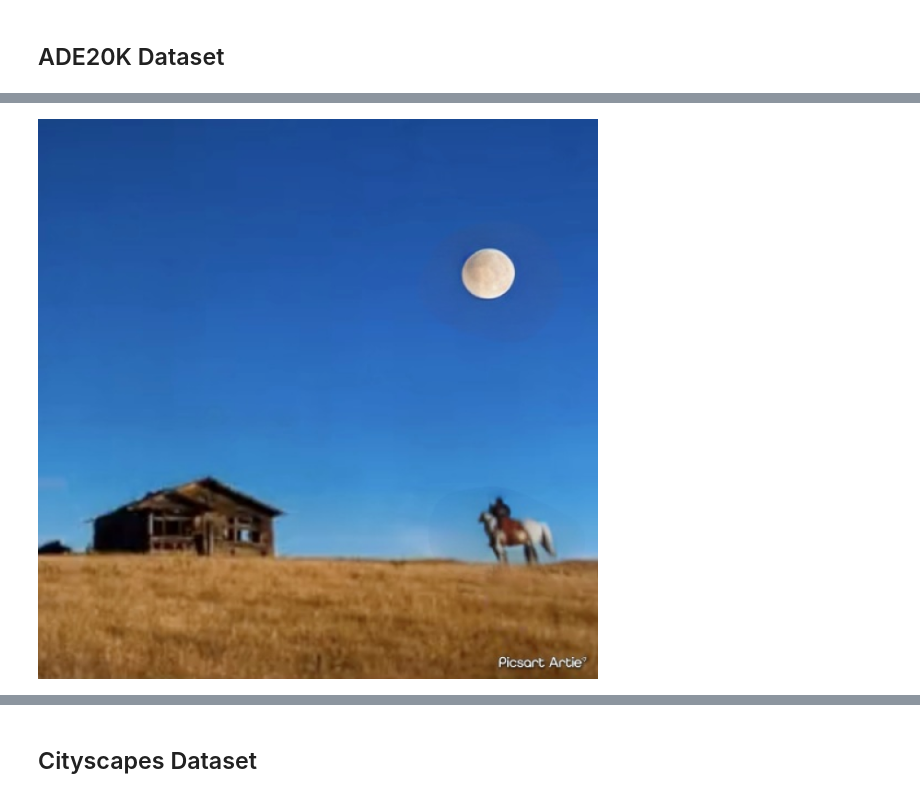
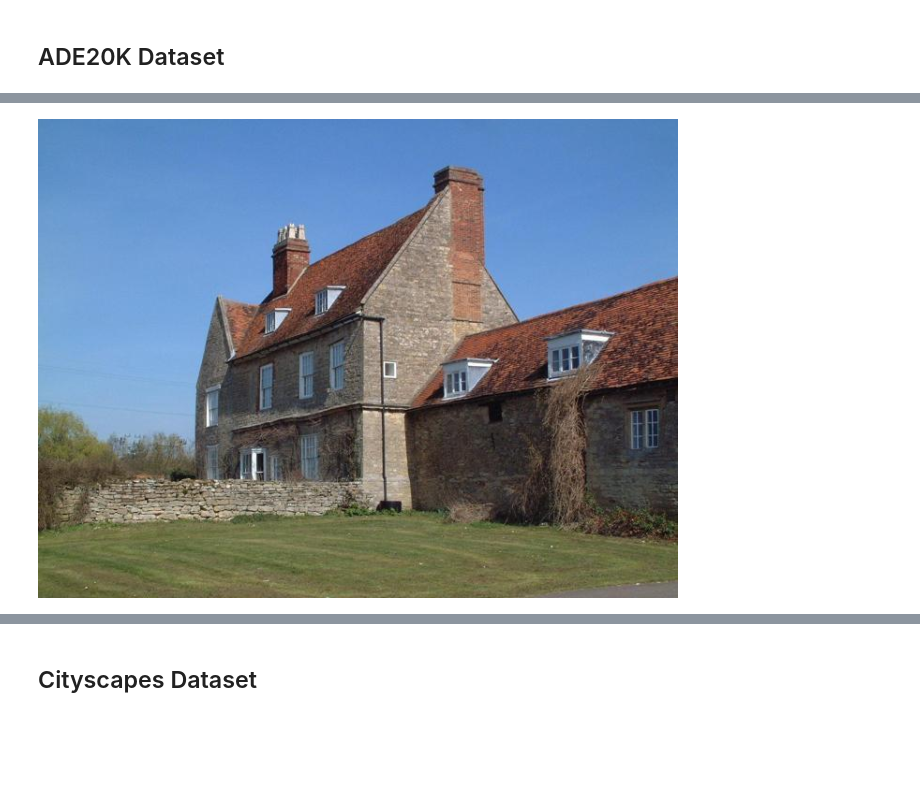
Before and after one commit to SHI-Labs/OneFormer, a Jupyter notebook: colab/oneformer_colab.ipynb, the cells around one changed output, grey strips where cells are left out. Cells and saved outputs as stored; diff of their text form; code cells hidden in the pictures; blank space fills up the shorter version.

```diff
--- a/colab/oneformer_colab.ipynb
+++ b/colab/oneformer_colab.ipynb
@@ -207,14 +223,14 @@ WARNING:fvcore.common.checkpoint:The checkpoint state_dict contains keys that ar
 # %%
 ######
 #@title B. Display Sample Image. You can modify the path and try your own images!
 ######
 
 # change path here for another image
-img = cv2.imread("download.png")
+img = cv2.imread("samples/ade20k.jpeg")
 img = imutils.resize(img, width=640)
 cv2_imshow(img)
 # %% [output]
-[figure, old version]
+[figure, new version]
 # %%
 ######
 #@title C. Run Inference (CPU)
```
Also changed, not shown: parts of 13 cells of this notebook, 1 other file.
